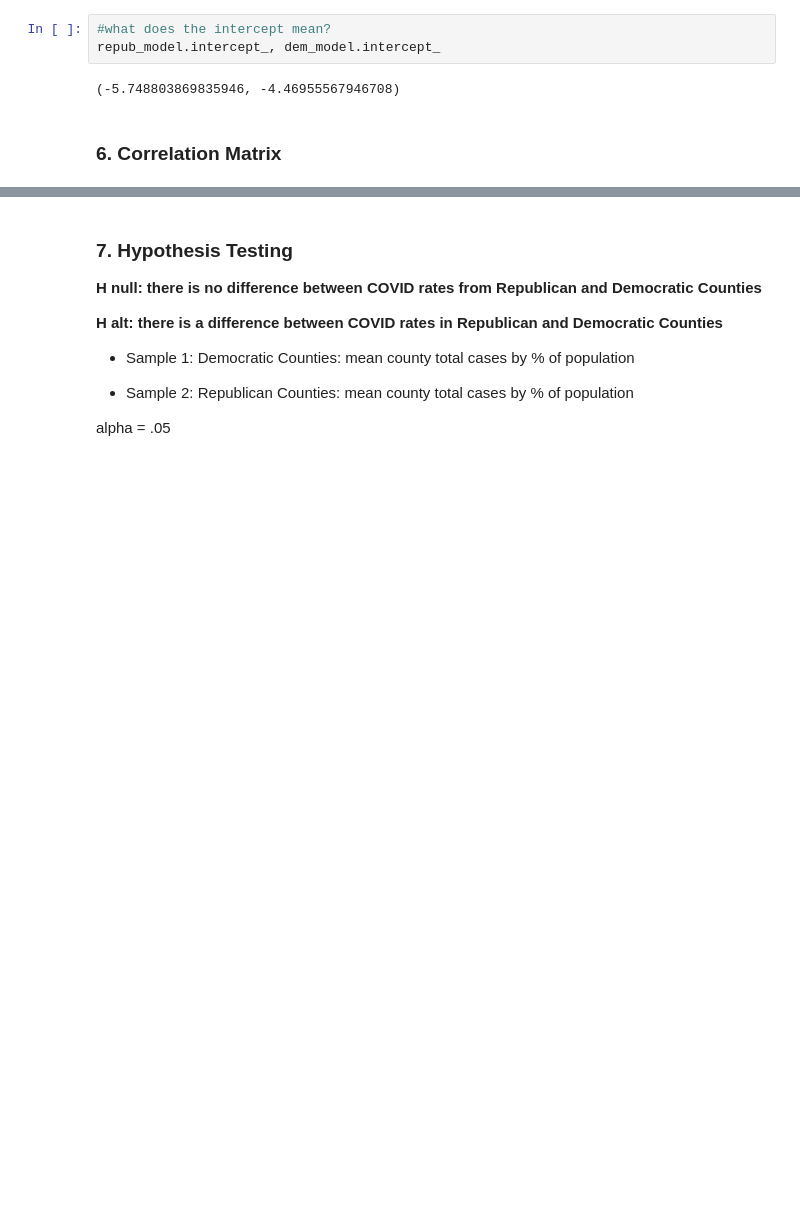
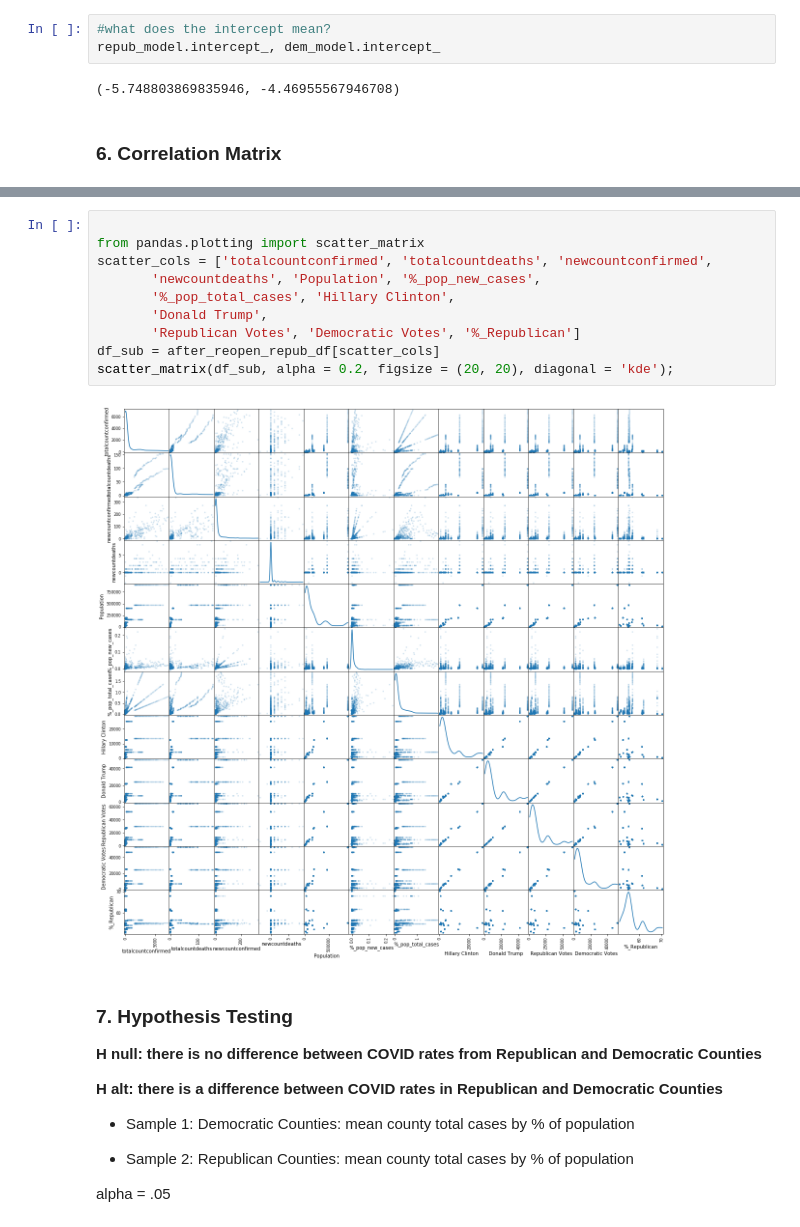
Before and after one commit to MegansColorado/Capstone_1, a Jupyter notebook: notebooks/Covid_Political_Data.ipynb, the cells around one changed output, grey strips where cells are left out. Cells and saved outputs as stored; diff of their text form; blank space fills up the shorter version.

```diff
--- a/notebooks/Covid_Political_Data.ipynb
+++ b/notebooks/Covid_Political_Data.ipynb
@@ -303,6 +273,18 @@ covid_political_July15_df.corr(method='pearson').round(3)
 | %_Republican | -0.234 | -0.221 | -0.224 | -0.167 | 0.519 | -0.309 | ... |
 | %_Democrat | 0.234 | 0.221 | 0.224 | 0.167 | -0.519 | 0.309 | ... |
 | Aff_Code | 0.211 | 0.169 | 0.246 | 0.237 | -0.499 | 0.292 | ... |
+# %%
+
+from pandas.plotting import scatter_matrix
+scatter_cols = ['totalcountconfirmed', 'totalcountdeaths', 'newcountconfirmed',
+       'newcountdeaths', 'Population', '%_pop_new_cases',
+       '%_pop_total_cases', 'Hillary Clinton',
+       'Donald Trump',
+       'Republican Votes', 'Democratic Votes', '%_Republican']
+df_sub = after_reopen_repub_df[scatter_cols]
+scatter_matrix(df_sub, alpha = 0.2, figsize = (20, 20), diagonal = 'kde');
+# %% [output]
+[figure, added]
 # %% [markdown]
 ### 7. Hypothesis Testing
 
```
Also changed, not shown: parts of 33 cells of this notebook, 11 other files.
